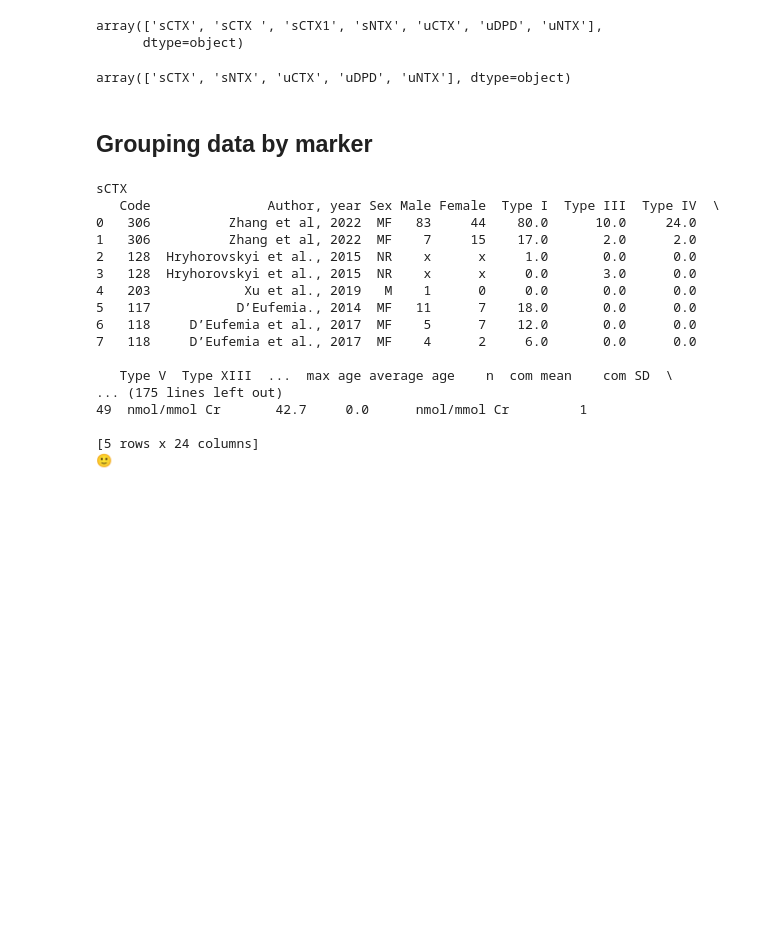
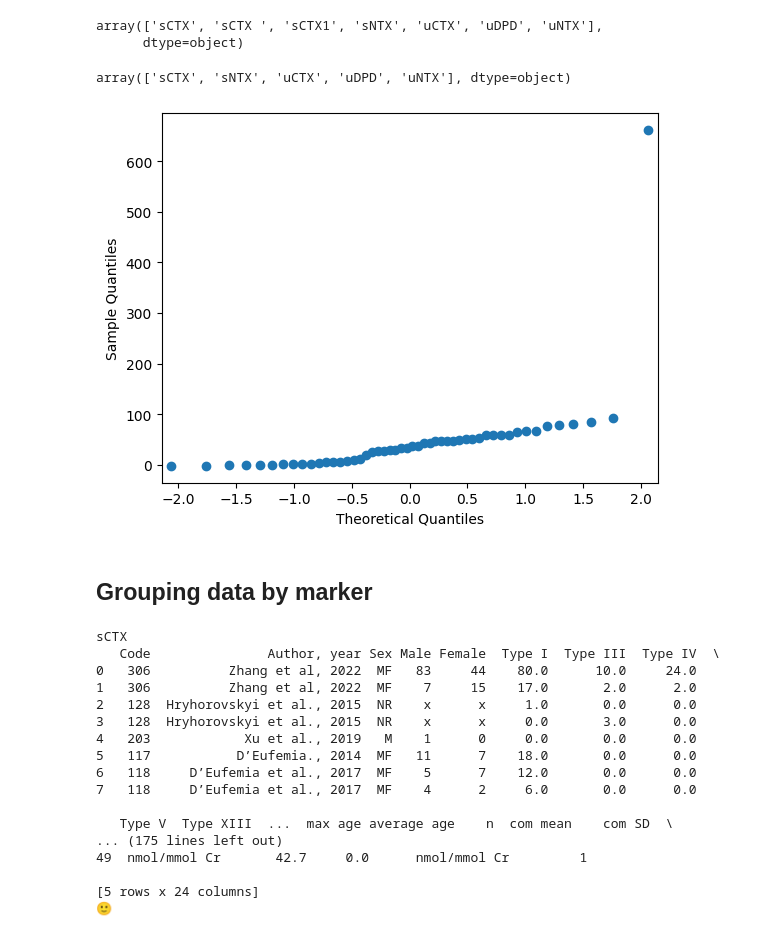
Before and after one commit to RareDiseaseData/rd_simulations, a Jupyter notebook: sirion_plots.ipynb, the cells around one changed output. Drawn from its saved outputs; the diff is of its cells as text; code cells hidden in the pictures; blank space fills up the shorter version.

```diff
--- a/sirion_plots.ipynb
+++ b/sirion_plots.ipynb
@@ -81,6 +81,16 @@ df.loc[df.marker == 'sCTX1', 'marker'] = 'sCTX'
 df.marker.unique()
 # %% [output]
 array(['sCTX', 'sNTX', 'uCTX', 'uDPD', 'uNTX'], dtype=object)
+# %%
+import numpy as np
+import matplotlib.pyplot as plt
+import statsmodels.api as sm
+
+
+sm.qqplot(df["com mean"])
+plt.show()
+# %% [output]
+[figure, added]
 # %% [markdown]
 ## Grouping data by marker
 # %%
```
Also changed, not shown: parts of 2 cells of this notebook.
